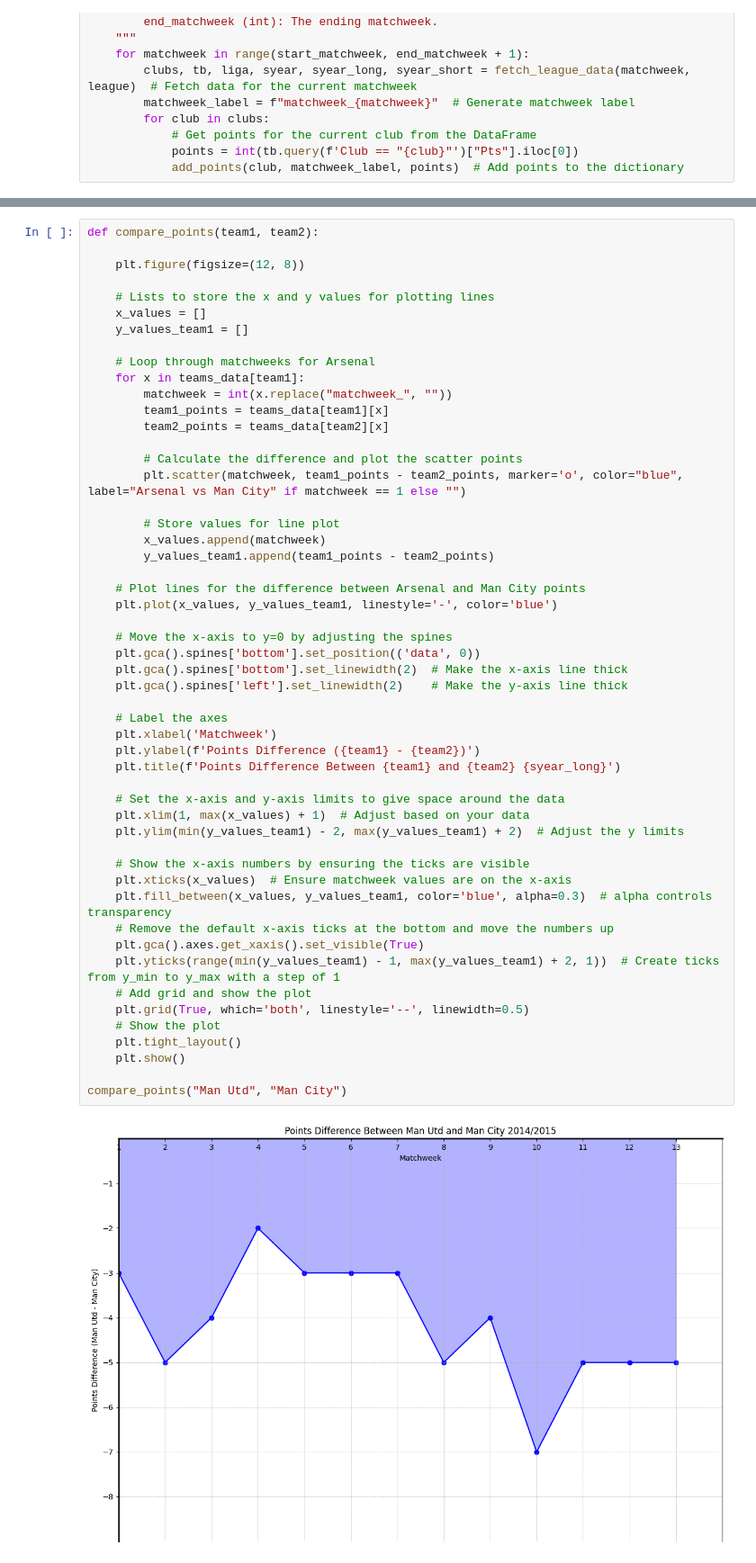
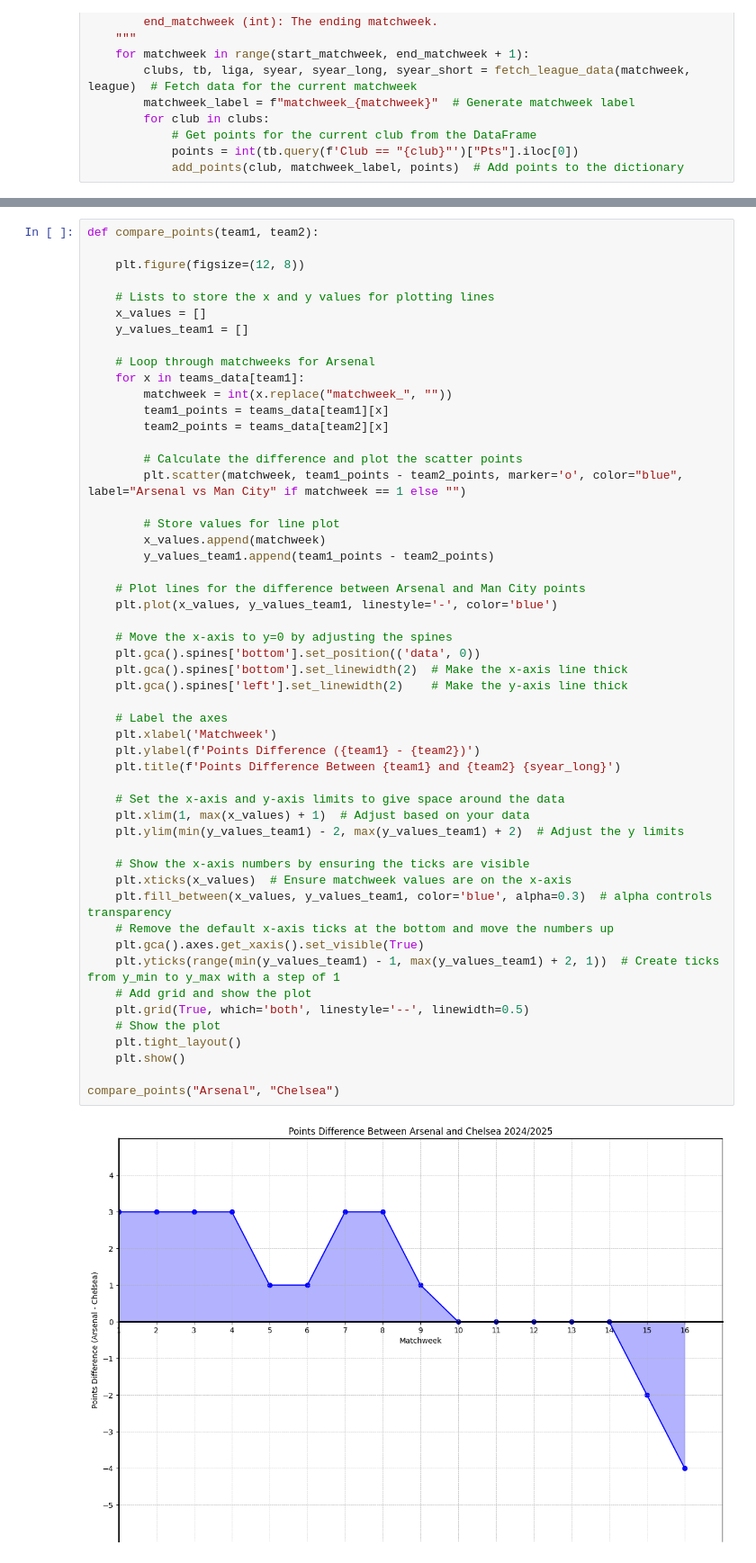
Before and after one commit to abdi-ismail/leaguegraphs, a Jupyter notebook: leaguestats.ipynb, the cells around one changed output, grey strips where cells are left out. Shown at 90% size. Saved outputs shown, nothing was run; the diff lists cells and outputs as text.

```diff
--- a/leaguestats.ipynb
+++ b/leaguestats.ipynb
@@ -231,32 +231,32 @@ def compare_points(team1, team2):
     # Plot lines for the difference between Arsenal and Man City points
     plt.plot(x_values, y_values_team1, linestyle='-', color='blue')
 
     # Move the x-axis to y=0 by adjusting the spines
     plt.gca().spines['bottom'].set_position(('data', 0))
     plt.gca().spines['bottom'].set_linewidth(2)  # Make the x-axis line thick
     plt.gca().spines['left'].set_linewidth(2)    # Make the y-axis line thick
 
     # Label the axes
     plt.xlabel('Matchweek')
     plt.ylabel(f'Points Difference ({team1} - {team2})')
     plt.title(f'Points Difference Between {team1} and {team2} {syear_long}')
 
     # Set the x-axis and y-axis limits to give space around the data
     plt.xlim(1, max(x_values) + 1)  # Adjust based on your data
     plt.ylim(min(y_values_team1) - 2, max(y_values_team1) + 2)  # Adjust the y limits
 
     # Show the x-axis numbers by ensuring the ticks are visible
     plt.xticks(x_values)  # Ensure matchweek values are on the x-axis
     plt.fill_between(x_values, y_values_team1, color='blue', alpha=0.3)  # alpha controls transparency
     # Remove the default x-axis ticks at the bottom and move the numbers up
     plt.gca().axes.get_xaxis().set_visible(True)
     plt.yticks(range(min(y_values_team1) - 1, max(y_values_team1) + 2, 1))  # Create ticks from y_min to y_max with a step of 1
     # Add grid and show the plot
     plt.grid(True, which='both', linestyle='--', linewidth=0.5)
     # Show the plot
     plt.tight_layout()
     plt.show()
 
-compare_points("Man Utd", "Man City")
+compare_points("Arsenal", "Chelsea")
 # %% [output]
-[figure, old version]
+[figure, new version]
```
Also changed, not shown: parts of 3 cells of this notebook.
